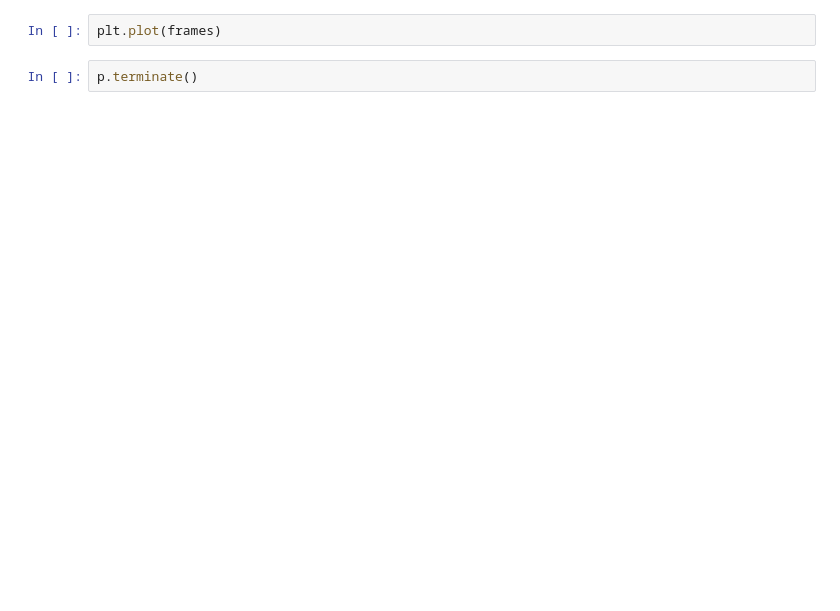
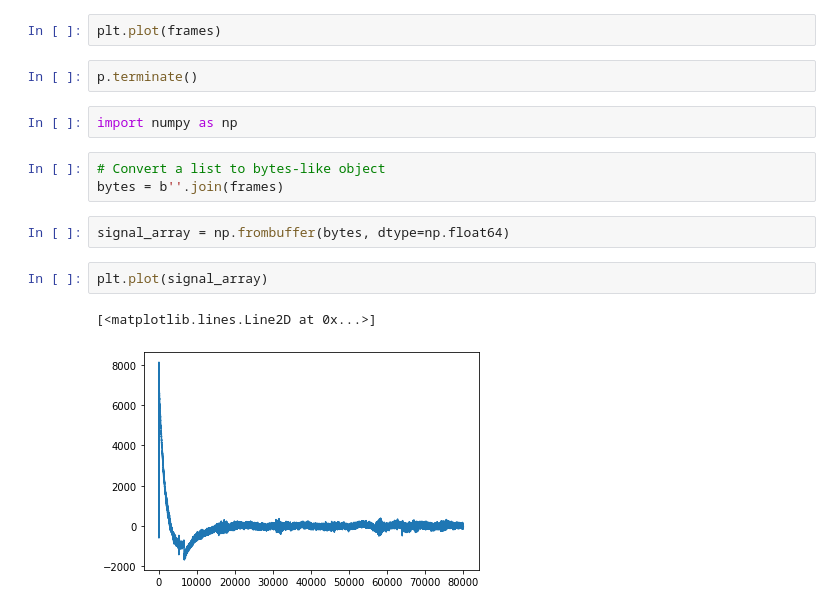
Before and after one commit to JoaoYukio/PCO119, a Jupyter notebook: TesteAudio/TesteMic.ipynb, the cells around one changed output. Drawn from its saved outputs; the diff is of its cells as text; blank space fills up the shorter version.

```diff
--- a/TesteAudio/TesteMic.ipynb
+++ b/TesteAudio/TesteMic.ipynb
@@ -40,3 +38,15 @@ ValueError: invalid literal for int() with base 10: b'}\xff\xa9\x00\x1e\xffI\x01
 plt.plot(frames)
 # %%
 p.terminate()
+# %%
+import numpy as np
+# %%
+# Convert a list to bytes-like object
+bytes = b''.join(frames)
+# %%
+signal_array = np.frombuffer(bytes, dtype=np.float64)
+# %%
+plt.plot(signal_array)
+# %% [output]
+[<matplotlib.lines.Line2D at 0x...>]
+[figure, added]
```
Also changed, not shown: parts of 3 cells of this notebook.
